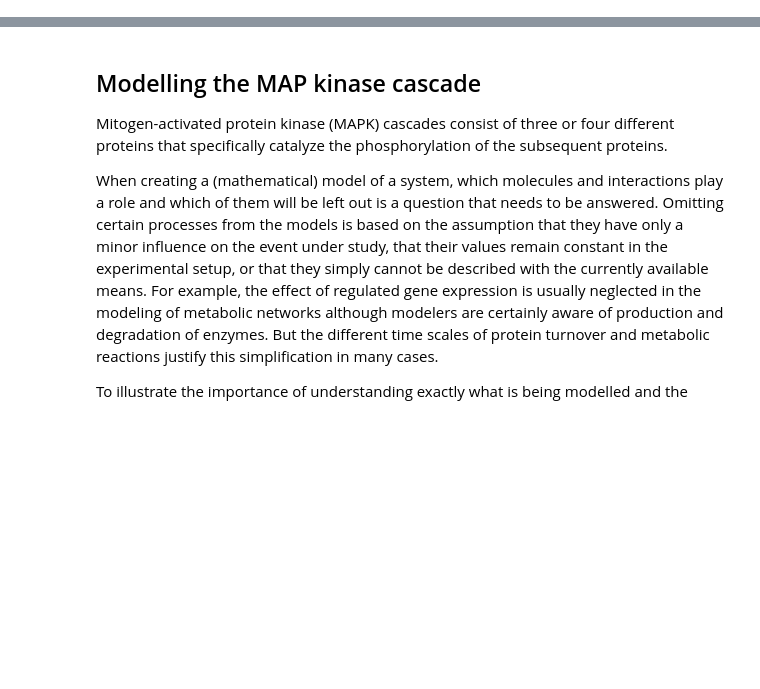
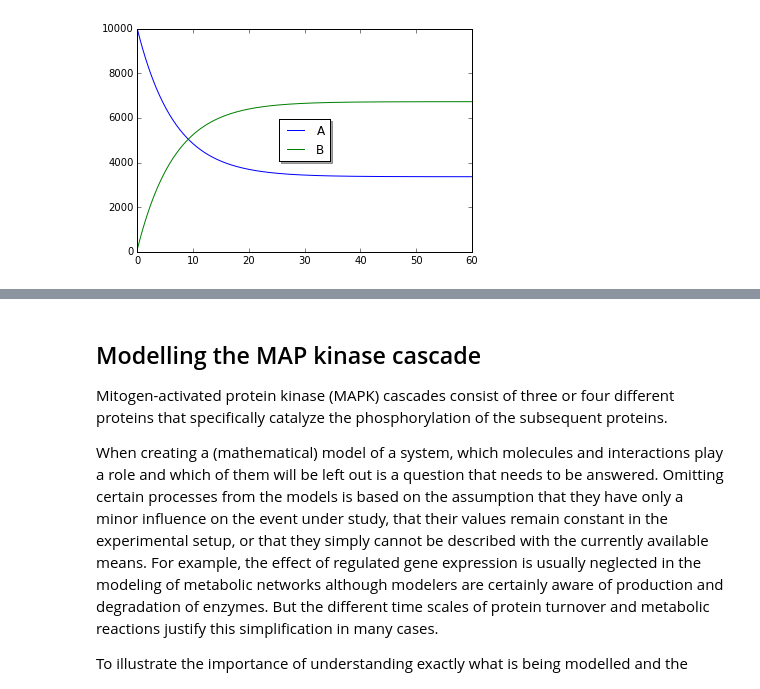
Before and after one commit to karinsasaki/biomath-modelling-with-python, a Jupyter notebook: modelling_signalling_transduction_exercises.ipynb, the cells around one changed output, grey strips where cells are left out. Cells and saved outputs as stored; diff of their text form; code cells hidden in the pictures; blank space fills up the shorter version.

```diff
--- a/modelling_signalling_transduction_exercises.ipynb
+++ b/modelling_signalling_transduction_exercises.ipynb
@@ -127,39 +213,42 @@ params = (k2f, k2r)
 A_0 = 10000
 B_0 = 90
 ini = (A_0, B_0)
 
 # Time
 dt = 0.1
 t = np.arange(0,60,dt)
 
 # ODE system (in format used for odeint)
 def myODE(init,t,params):
 
-    k1, K2 = params
+    k1, k2 = params
 
     A, B = init
 
     # rates
-    v2f = -k2f*A + k2r*B
-    v2r = k2f*A - k2r*B
+    Gamma = np.array([[-1,1],[1,-1]])
+    V = np.array([[k1*A],[k2*B]])
+    rates = np.dot(Gamma,V)
 
     # equations
-    dA = v2f
-    dB = v2r
+    dA = np.float64(rates[0])
+    dB = np.float64(rates[1])
 
-    return (dA, dB)
+    return (dA,dB)
 
 # Solve using odeint
 solution = odeint(myODE,ini,t,args=(params,))
 tA = solution[:,0]
 tB = solution[:,1]
 
 # Show over time
 fig, ax = plt.subplots()
 ax.plot(t, tA, label='A')
 ax.plot(t, tB, label='B')
 legend = ax.legend(loc='center', shadow=True)
 plt.show()
+# %% [output]
+[figure, added]
 # %% [markdown]
 ## Exercises
 
```
Also changed, not shown: parts of 12 cells of this notebook, 26 other files.
